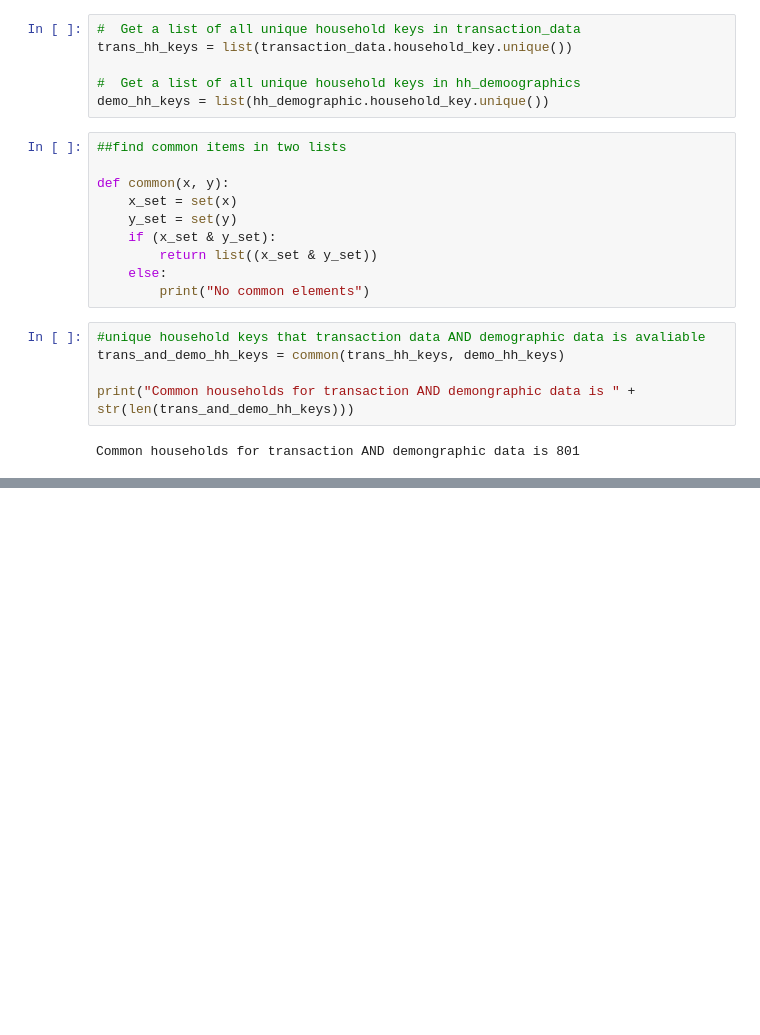
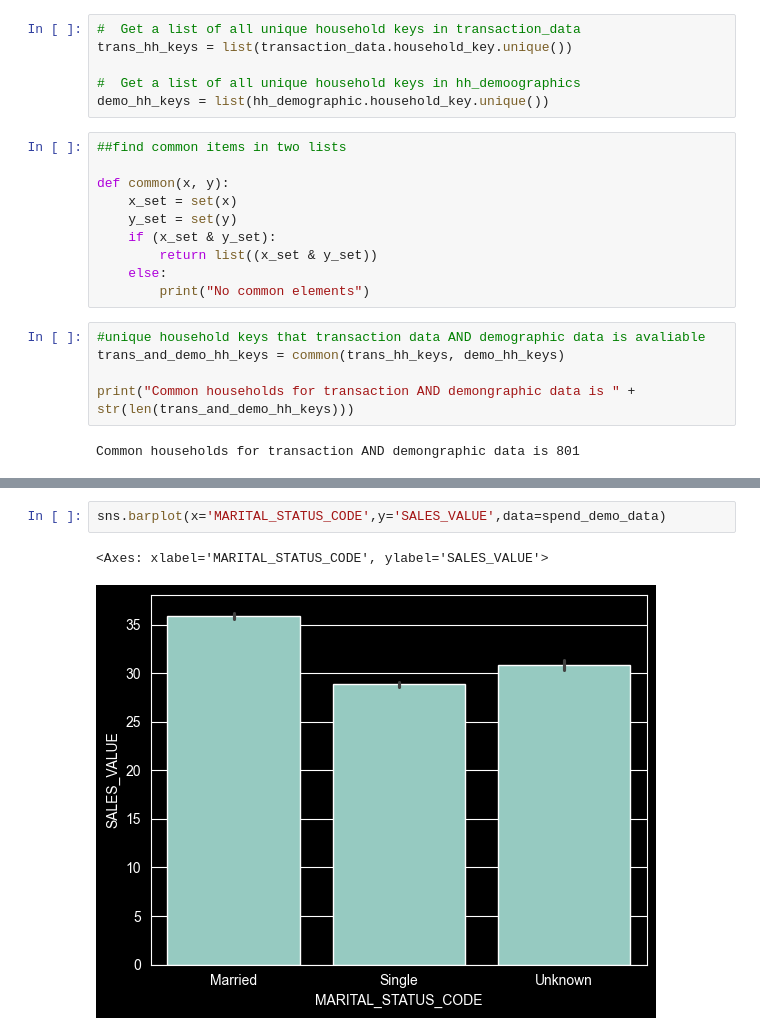
Before and after one commit to hirandilshan/super-Market-Analysis, a Jupyter notebook: superMarket.ipynb, the cells around one changed output, grey strips where cells are left out. Saved outputs shown, nothing was run; the diff lists cells and outputs as text; blank space fills up the shorter version.

```diff
--- a/superMarket.ipynb
+++ b/superMarket.ipynb
@@ -79,0 +270,5 @@ Common households for transaction AND demongraphic data is 801
+# %%
+sns.barplot(x='MARITAL_STATUS_CODE',y='SALES_VALUE',data=spend_demo_data)
+# %% [output]
+<Axes: xlabel='MARITAL_STATUS_CODE', ylabel='SALES_VALUE'>
+[figure, added]
```
Also changed, not shown: parts of 28 cells of this notebook.
